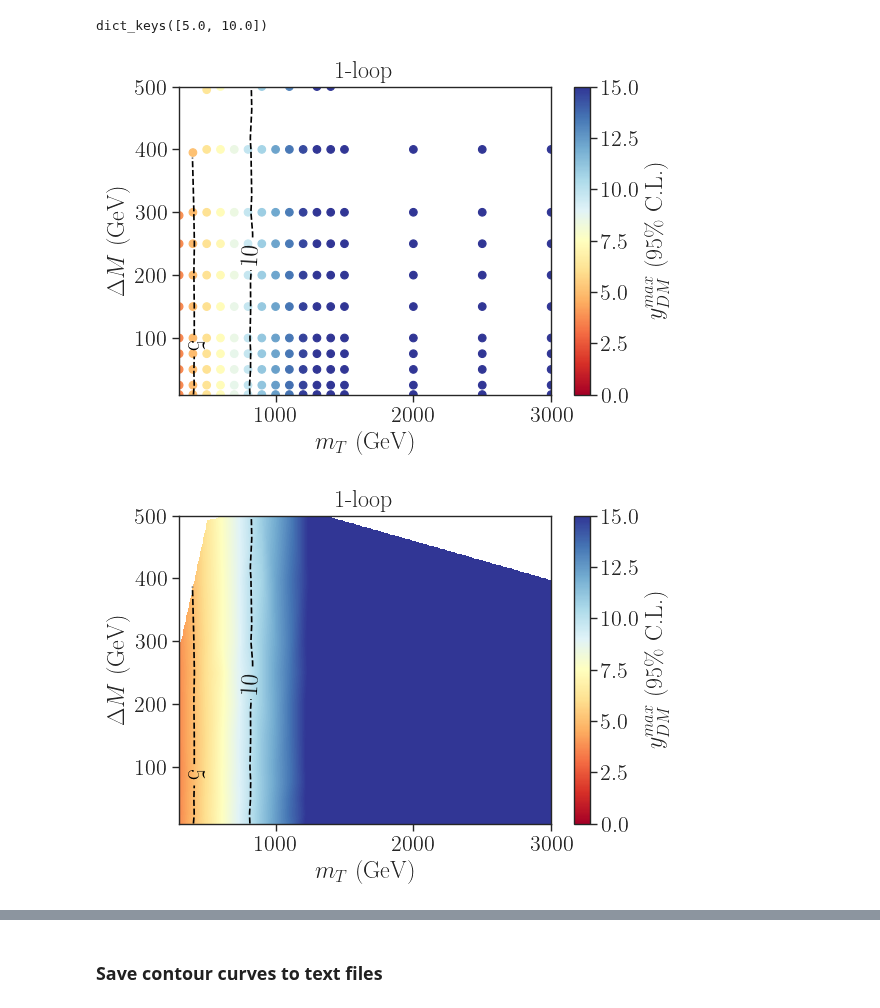
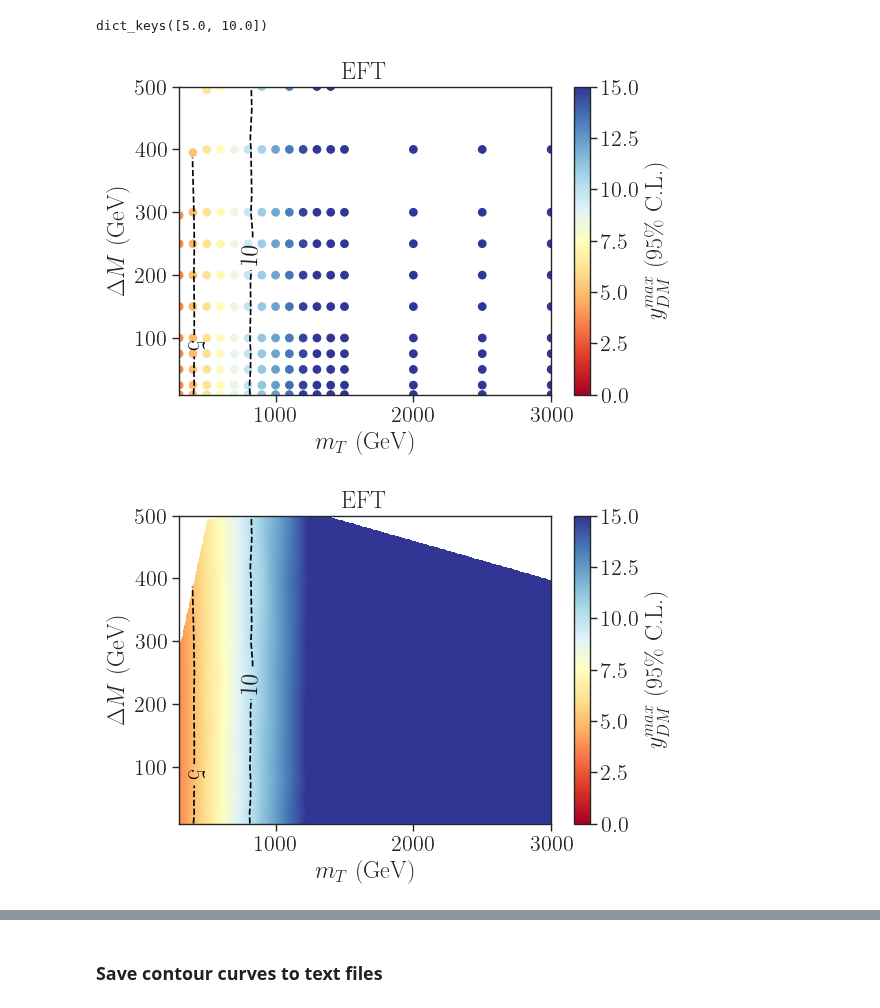
Before and after one commit to andlessa/SMStoEFT, a Jupyter notebook: plotting/constraints/plotExclusion-ATLAS_pT-eft.ipynb, the cells around one changed output, grey strips where cells are left out. Saved outputs shown, nothing was run; the diff lists cells and outputs as text; code cells hidden in the pictures.

Commit message:
Fixed plot title

```diff
--- a/plotting/constraints/plotExclusion-ATLAS_pT-eft.ipynb
+++ b/plotting/constraints/plotExclusion-ATLAS_pT-eft.ipynb
@@ -125,17 +125,17 @@ dict_keys([5.0, 10.0])
 # %%
 plt.figure(figsize=(6,4))
 plt.scatter(x,dm,c=z,cmap=cm,s=30,vmin=0.,vmax=15.)
 
 plt.colorbar(label=r'$y_{DM}^{max}$ (95\% C.L.)')
 plt.xlabel(r'$m_{T}$ (GeV)')
 plt.ylabel(r'$\Delta M$ (GeV)')
 contours = plt.contour(xnew, ynew, znew, cValues, colors='black',linestyles='dashed')
 plt.clabel(contours, inline=True, fontsize=18)
-plt.title('1-loop')
+plt.title('EFT')
 # plt.xlim(250.,1500.)
 plt.show()
 # %% [output]
-[figure, old version]
+[figure, new version]
 # %%
 plt.figure(figsize=(6,4))
 plt.imshow(znew.T, extent=[x.min(),x.max(), dm.min(), dm.max()], origin='lower',
@@ -145,12 +145,12 @@ plt.xlabel(r'$m_{T}$ (GeV)')
 plt.ylabel(r'$\Delta M$ (GeV)')
 contours = plt.contour(xnew, ynew, znew, cValues, colors='black',linestyles='dashed')
 plt.clabel(contours, inline=True, fontsize=18)
-plt.title('1-loop')
+plt.title('EFT')
 # plt.yscale('log')
 # plt.xlim(250.,1500.)
 plt.show()
 # %% [output]
-[figure, old version]
+[figure, new version]
 # %%
 plt.figure(figsize=(6,4))
 plt.imshow(znew.T, extent=[x.min(),x.max(), dm.min(), dm.max()], origin='lower',
```
Also changed, not shown: parts of 1 cell of this notebook.
